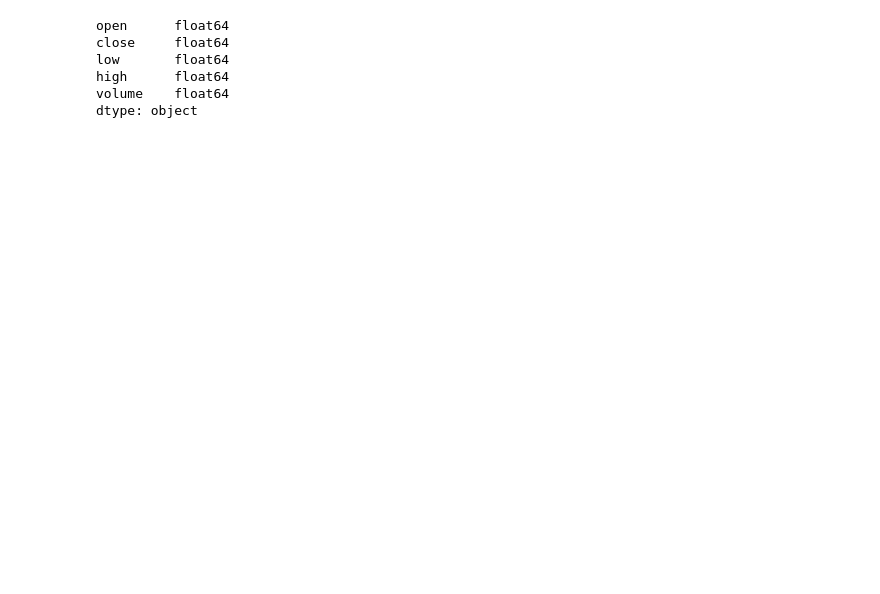
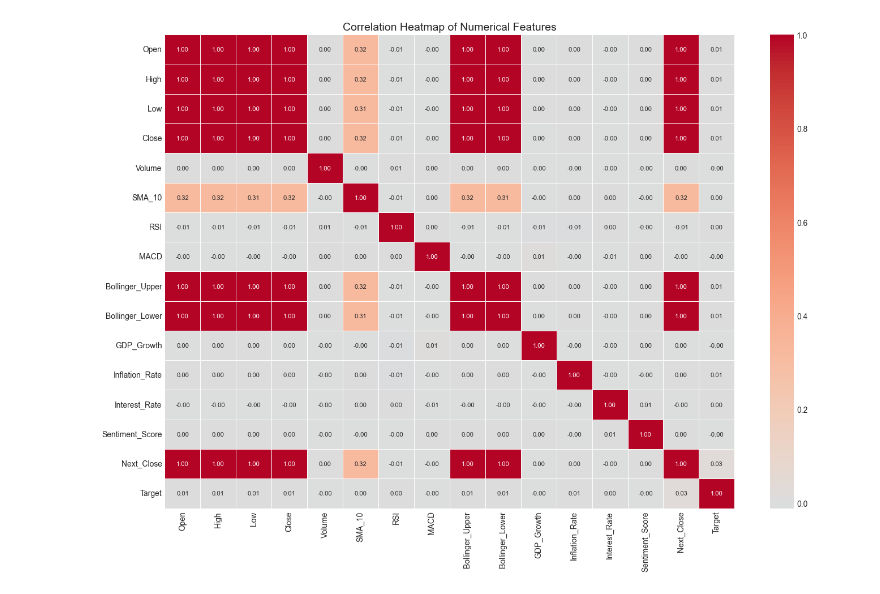
Before and after one commit to ipurnendu26/Stock-Price-Prediction-using-XGboost-, a Jupyter notebook: Stock Price Prediction using XGboost .ipynb, the cells around one changed output. Cells and saved outputs as stored; diff of their text form; code cells hidden in the pictures; blank space fills up the shorter version.

```diff
--- a/Stock Price Prediction using XGboost .ipynb
+++ b/Stock Price Prediction using XGboost .ipynb
@@ -33,0 +16,24 @@ df.describe(include='all')
+# %%
+# Data manipulation and analysis
+import pandas as pd
+import numpy as np
+
+# Visualization
+import matplotlib.pyplot as plt
+import seaborn as sns
+
+# Machine Learning
+from sklearn.model_selection import train_test_split
+from sklearn.preprocessing import StandardScaler, LabelEncoder
+from xgboost import XGBRegressor
+
+# Model Evaluation
+from sklearn.metrics import mean_squared_error, mean_absolute_error, r2_score
+
+# Suppress warnings
+import warnings
+warnings.filterwarnings('ignore')
+
+# Set display options
+pd.set_option('display.max_columns', None)
+plt.style.use('seaborn-v0_8-whitegrid')
@@ -33,0 +44,7 @@ df.describe(include='all')
+# %%
+# Load the dataset
+df = pd.read_csv('stock_market_dataset.csv')
+
+# Display basic information about the loaded data
+print(f"Dataset loaded successfully!")
+print(f"Shape: {df.shape[0]} rows × {df.shape[1]} columns")
@@ -83,9 +207,13 @@ df1
 # %%
-df1.dtypes
+# Correlation heatmap for numerical features
+numerical_cols = df.select_dtypes(include=[np.number]).columns
+correlation_matrix = df[numerical_cols].corr()
+
+plt.figure(figsize=(14, 10))
+sns.heatmap(correlation_matrix, annot=True, cmap='coolwarm', center=0,
+            fmt='.2f', linewidths=0.5, annot_kws={'size': 8})
+plt.title('Correlation Heatmap of Numerical Features', fontsize=14)
+plt.tight_layout()
+plt.show()
 # %% [output]
-open      float64
-close     float64
-low       float64
-high      float64
-volume    float64
-dtype: object
+[figure, added]
```
Also changed, not shown: parts of 55 cells of this notebook, 4 other files.
